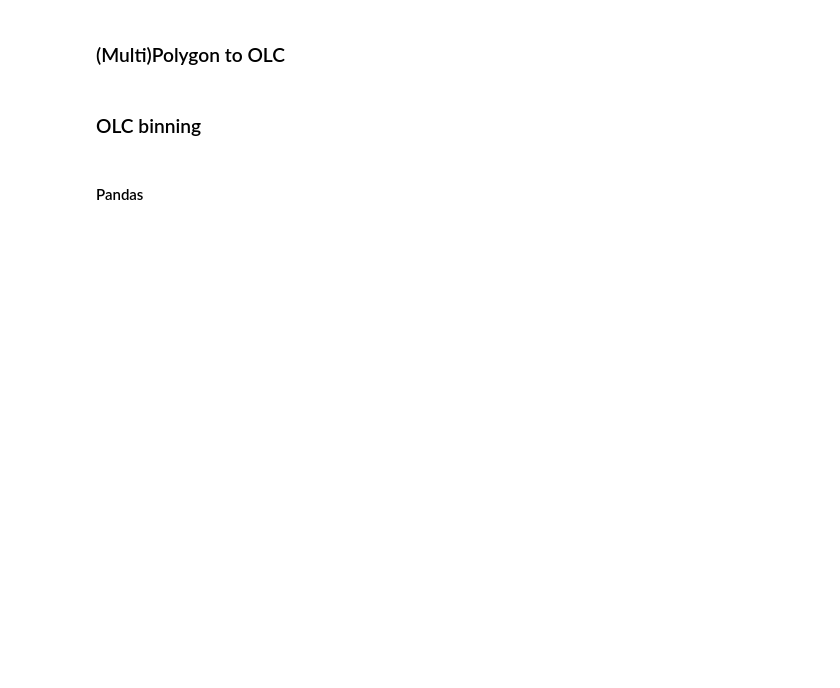
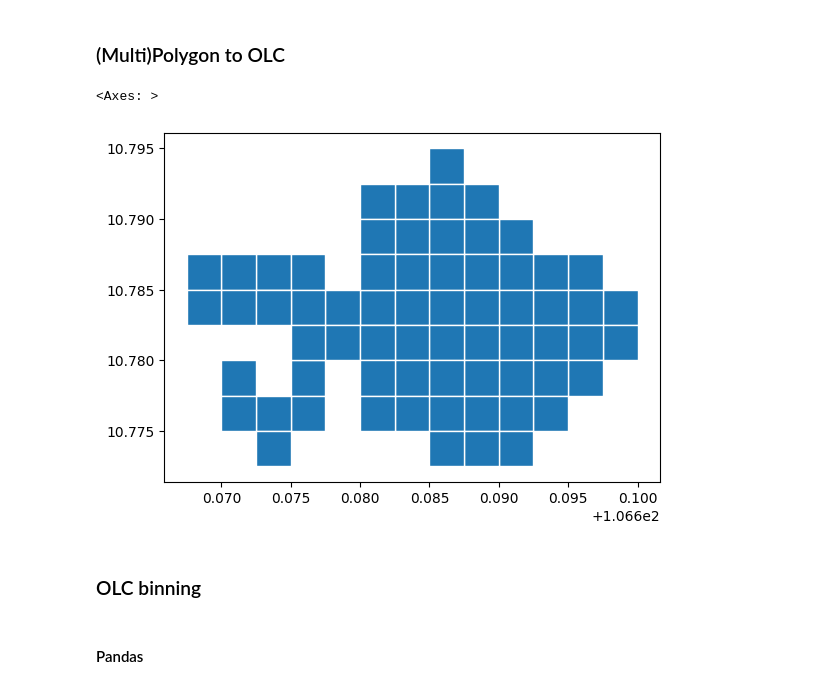
Before and after one commit to opengeoshub/vgridpandas, a Jupyter notebook: docs/notebooks/11_olc.ipynb, the cells around one changed output. Saved outputs shown, nothing was run; the diff lists cells and outputs as text; code cells hidden in the pictures; blank space fills up the shorter version.

```diff
--- a/docs/notebooks/11_olc.ipynb
+++ b/docs/notebooks/11_olc.ipynb
@@ -56,11 +87,14 @@ df.plot(edgecolor='white')
 # %%
 import geopandas as gpd
 
 gdf = gpd.read_file('https://raw.githubusercontent.com/opengeoshub/vopendata/main/shape/polygon.geojson')
-resolution = 10
-gdf_polyfill = gdf.olc.polyfill(resolution, compact=True, predicate='intersect', explode=False)
+resolution = 8
+gdf_polyfill = gdf.olc.polyfill(resolution, compact=False, predicate='intersect', explode=False)
 gdf_polyfill = gdf_polyfill.olc.olc2geo(olc_col='olc')
 gdf_polyfill.plot(edgecolor='white')
+# %% [output]
+<Axes: >
+[figure, added]
 # %% [markdown]
 ### OLC binning
 # %% [markdown]
```
Also changed, not shown: parts of 5 cells of this notebook, 9 other files.
